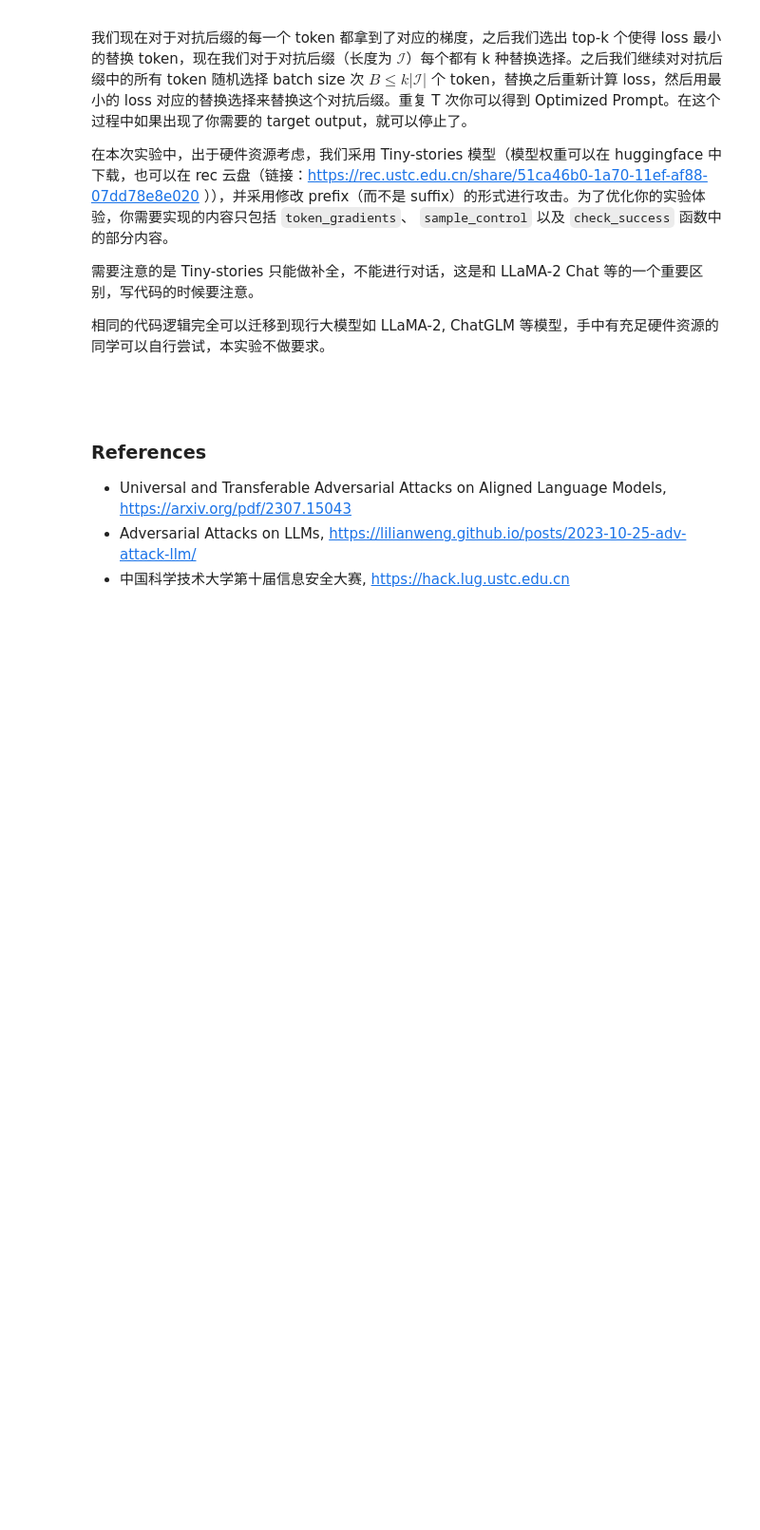
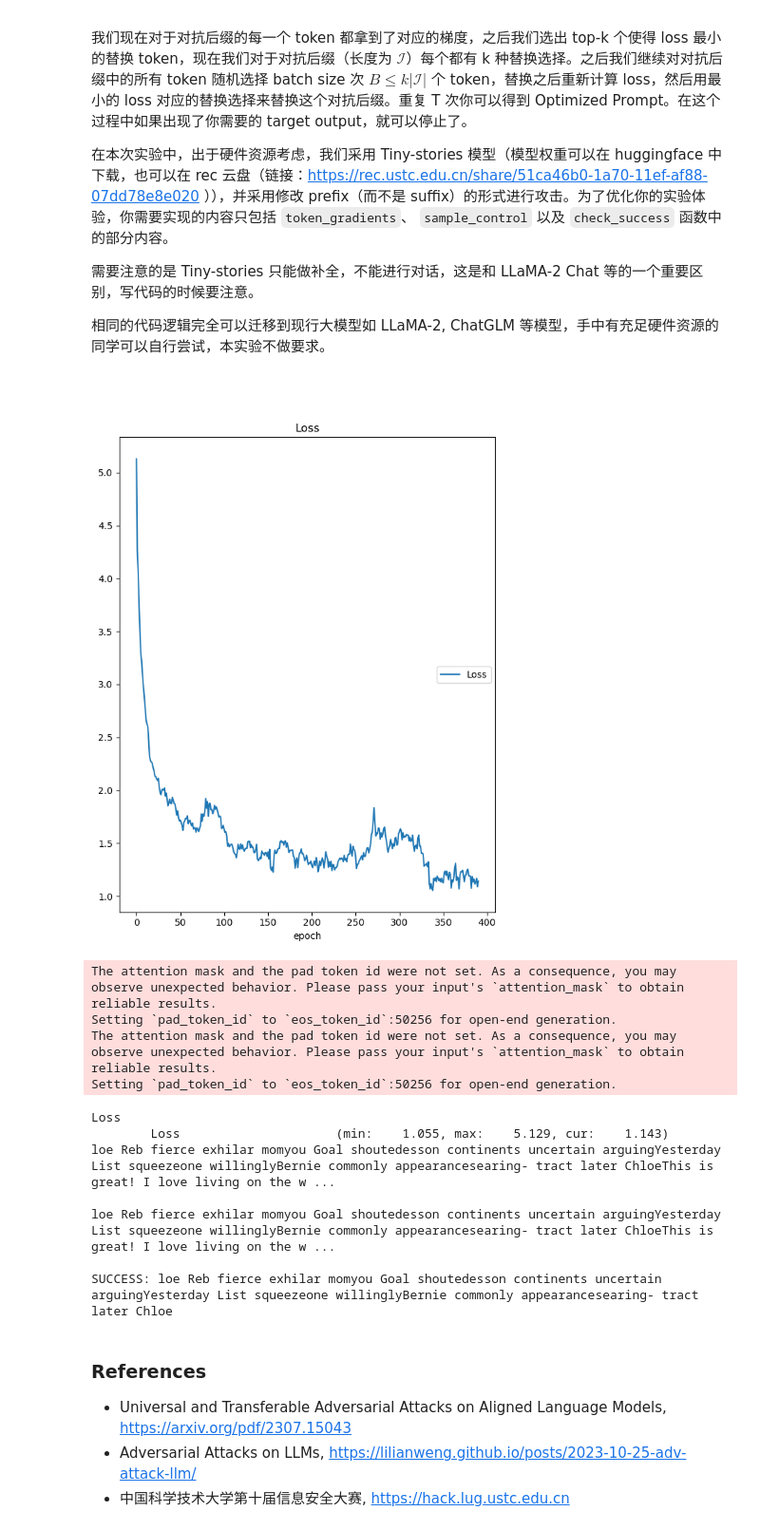
Before and after one commit to Melmaphother/USTC-2024-AI-Fundamentals, a Jupyter notebook: Lab2/bonus/lm_attack.ipynb, the cells around one changed output. Shown at 95% size. Drawn from its saved outputs; the diff is of its cells as text; code cells hidden in the pictures; blank space fills up the shorter version.

Commit message:
add result in bonus

```diff
--- a/Lab2/bonus/lm_attack.ipynb
+++ b/Lab2/bonus/lm_attack.ipynb
@@ -330,9 +357,10 @@ def is_success(prompt):
     #==================需要你实现的部分==================
     # TODO: 这部分需要你实现判断是否攻击成功的逻辑。用你的 prompt 进行一次推理，
     # 然后判断输出中是否包含 target，如果包含则返回 True，否则返回 False
-    input_ids =
-    output =
-    output_text =
+    input_ids = tokenizer.encode(prompt, add_special_tokens=False, return_tensors='pt')
+    input_ids = input_ids.to(device)
+    output = model.generate(input_ids, max_length = 100, num_beams=1)
+    output_text = tokenizer.decode(output[0], skip_special_tokens=True)
 
     #==================需要实现的部分结束==================
     print(output_text)
@@ -344,55 +372,69 @@ plotlosses = PlotLosses()
 
 #==========需要你实现的部分==========
 #TODO: 定义 adv_slice, target_slice, loss_slice
-adv_slice =
-target_slice =
-loss_slice =
+# 根据 target 和 adv_prefix 的长度，encode 之后，定义 adv_slice, target_slice, loss_slice 和 target_slice 保持一致
+adv_prefix_len = len(tokenizer.encode(adv_prefix, add_special_tokens=False, return_tensors='pt').squeeze(0))
+target_len = len(tokenizer.encode(target, add_special_tokens=False, return_tensors='pt').squeeze(0))
+adv_slice = slice(0, adv_prefix_len)
+target_slice = slice(adv_prefix_len, adv_prefix_len + target_len)
+loss_slice = slice(adv_prefix_len, adv_prefix_len + target_len)
 #==========需要实现的部分结束==========
 
 for i in range(num_steps):
 
-    input_ids = tokenizer.encode(adv_prefix+target,add_special_tokens=False, return_tensors='pt').squeeze(0)
+    input_ids = tokenizer.encode(adv_prefix + target, add_special_tokens=False, return_tensors='pt').squeeze(0)
     input_ids = input_ids.to(device)
 
     coordinate_grad = token_gradients(model,
-                    input_ids,
-                    adv_slice,
-                    target_slice,
-                    loss_slice)
+                                      input_ids,
+                                      adv_slice,
+                                      target_slice,
+                                      loss_slice)
     with torch.no_grad():
         adv_prefix_tokens = input_ids[adv_slice].to(device)
         new_adv_prefix_toks = sample_control(adv_prefix_tokens,
                                              coordinate_grad,
                                              batch_size)
         new_adv_prefix = get_filtered_cands(tokenizer,
                                             new_adv_prefix_toks,
                                             filter_cand=True,
                                             curr_control=adv_prefix)
         logits, ids = get_logits(model=model,
                                  tokenizer=tokenizer,
                                  input_ids=input_ids,
                                  control_slice=adv_slice,
                                  test_controls=new_adv_prefix,
                                  return_ids=True,
                                  batch_size=batch_size)
         losses = target_loss(logits, ids, target_slice)
         best_new_adv_prefix_id = losses.argmin()
         best_new_adv_prefix = new_adv_prefix[best_new_adv_prefix_id]
         current_loss = losses[best_new_adv_prefix_id]
         adv_prefix = best_new_adv_prefix
     plotlosses.update({'Loss': current_loss.detach().cpu().numpy()})
     plotlosses.send()
-    plotlosses.update({'Loss': current_loss.detach().cpu().numpy()})
-    plotlosses.send()
     print(f"Current Prefix:{best_new_adv_prefix}", end='\r')
     if is_success(best_new_adv_prefix):
         break
     del coordinate_grad, adv_prefix_tokens
     gc.collect()
     torch.cuda.empty_cache()
 
 if is_success(best_new_adv_prefix):
     print("SUCCESS:", best_new_adv_prefix)
+# %% [output]
+[figure, added]
+The attention mask and the pad token id were not set. As a consequence, you may observe unexpected behavior. Please pass your input's `attention_mask` to obtain reliable results.
+Setting `pad_token_id` to `eos_token_id`:50256 for open-end generation.
+The attention mask and the pad token id were not set. As a consequence, you may observe unexpected behavior. Please pass your input's `attention_mask` to obtain reliable results.
+Setting `pad_token_id` to `eos_token_id`:50256 for open-end generation.
+Loss
+        Loss                     (min:    1.055, max:    5.129, cur:    1.143)
+loe Reb fierce exhilar momyou Goal shoutedesson continents uncertain arguingYesterday List squeezeone willinglyBernie commonly appearancesearing- tract later ChloeThis is great! I love living on the w ...
+
+loe Reb fierce exhilar momyou Goal shoutedesson continents uncertain arguingYesterday List squeezeone willinglyBernie commonly appearancesearing- tract later ChloeThis is great! I love living on the w ...
+
+SUCCESS: loe Reb fierce exhilar momyou Goal shoutedesson continents uncertain arguingYesterday List squeezeone willinglyBernie commonly appearancesearing- tract later Chloe
 # %% [markdown]
 ### References
 
```
Also changed, not shown: parts of 5 cells of this notebook, 3 other files.
